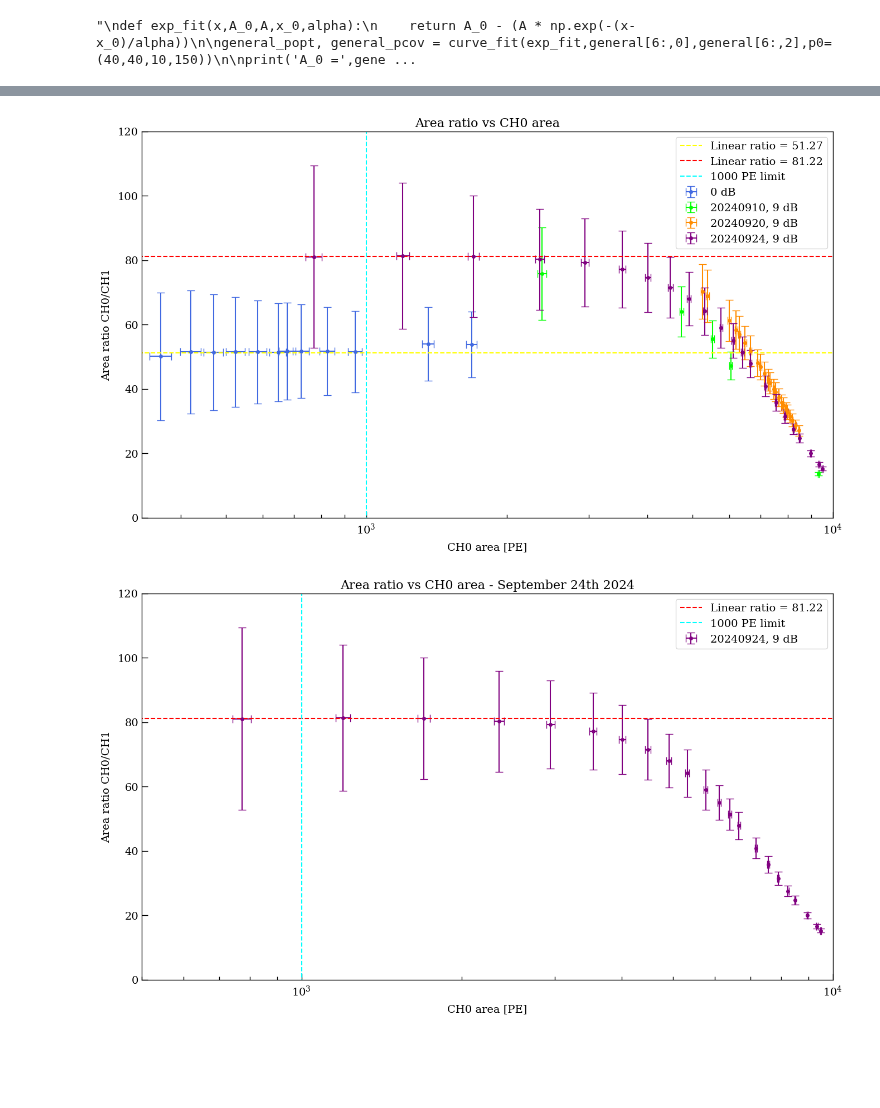
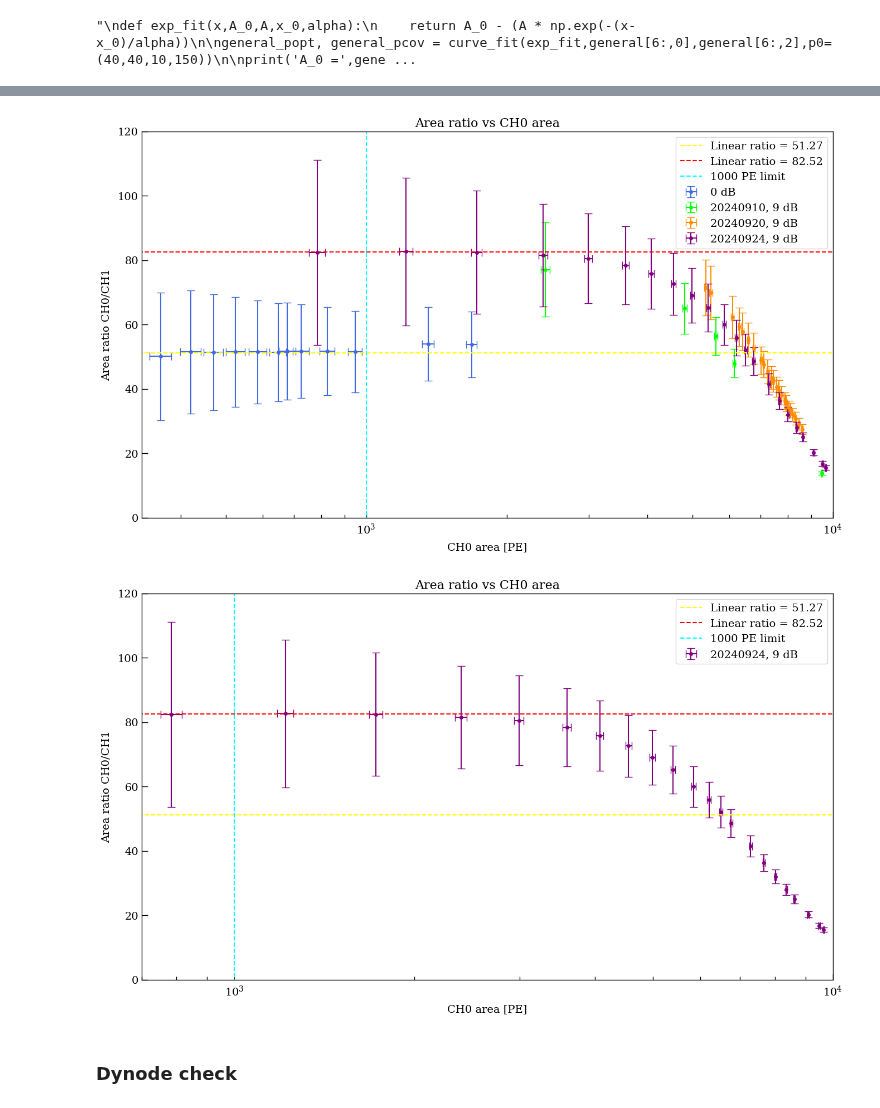
Before and after one commit to Westlake-University-Lsc-lab/RELICS_PMT_Data_Analysis, a Jupyter notebook: LinearityCheck/check_readout_linear.ipynb, the cells around one changed output, grey strips where cells are left out. Drawn from its saved outputs; the diff is of its cells as text; code cells hidden in the pictures; blank space fills up the shorter version.

Commit message:
Important update: introduced dataframe for linearity check

```diff
--- a/LinearityCheck/check_readout_linear.ipynb
+++ b/LinearityCheck/check_readout_linear.ipynb
@@ -528,7 +528,28 @@ for i in range (0,len(general[:,0])):
     if general[i,6]==0:
         div_ratio.append(1)
     elif general[i,6]==9:
-        div_ratio.append(2.71656554) # 10**(general[i,6]/20)
+        div_ratio.append(2.76) # 10**(general[i,6]/20)
+
+general_ratio = general[:,2]*div_ratio[:] / general[:,4]
+general_ratio_error = general_ratio * np.sqrt((general[:,3]/general[:,2])**2+(general[:,5]/general[:,4])**2)
+
+linear = []
+
+for i in range (0,len(general)):
+    linear.append({
+        "date" : int(general[i,7]),
+        "voltage" : general[i,0],
+        "pulse width" : general[i,1],
+        "CH0 area" : general[i,2]*div_ratio[i],
+        "CH0 std" : general[i,3]*div_ratio[i],
+        "CH1 area" : general[i,4],
+        "CH1 std" : general[i,5],
+        "attenuation ratio" : div_ratio[i],
+        "area ratio" : general_ratio[i],
+        "area ratio error" : general_ratio_error[i]
+    })
+
+linear_df = pd.DataFrame(linear)
 
 """
 def exp_fit(x,A_0,A,x_0,alpha):
@@ -567,7 +604,4 @@ plt.show()
 # %%
-general_ratio = general[:,2]*div_ratio[:] / general[:,4]
-general_ratio_error = general_ratio * np.sqrt((general[:,3]/general[:,2])**2+(general[:,5]/general[:,4])**2)
-
 plt.figure(figsize=(16,9))
 plt.title('Area ratio vs CH0 area')
 plt.xscale('log')
@@ -576,16 +610,17 @@ plt.ylabel('Area ratio CH0/CH1')
 plt.xlim(330,10000)
 plt.ylim(0,120)
 
-plt.errorbar(general[:20,2]*div_ratio[:20],general_ratio[:20],xerr=general[:20,3]*div_ratio[:20],yerr=general_ratio_error[:20],
+plt.errorbar(linear_df['CH0 area'][:20],linear_df['area ratio'][:20],xerr=linear_df['CH0 std'][:20],yerr=linear_df['area ratio error'][:20],
              fmt='o',color = 'royalblue',label='0 dB')
-plt.errorbar(general[21:26,2]*div_ratio[21:26],general_ratio[21:26],xerr=general[21:26,3]*div_ratio[21:26],yerr=general_ratio_error[21:26],
+plt.errorbar(linear_df['CH0 area'][21:26],linear_df['area ratio'][21:26],xerr=linear_df['CH0 std'][21:26],yerr=linear_df['area ratio error'][21:26],
              fmt='o',color = 'lime',label='20240910, 9 dB')
-plt.errorbar(general[26:49,2]*div_ratio[26:49],general_ratio[26:49],xerr=general[26:49,3]*div_ratio[26:49],yerr=general_ratio_error[26:49],
+plt.errorbar(linear_df['CH0 area'][26:49],linear_df['area ratio'][26:49],xerr=linear_df['CH0 std'][26:49],yerr=linear_df['area ratio error'][26:49],
              fmt='o',color = 'darkorange',label='20240920, 9 dB')
-plt.errorbar(general[49:,2]*div_ratio[49:],general_ratio[49:],xerr=general[49:,3]*div_ratio[49:],yerr=general_ratio_error[49:],
+plt.errorbar(linear_df['CH0 area'][49:],linear_df['area ratio'][49:],xerr=linear_df['CH0 std'][49:],yerr=linear_df['area ratio error'][49:],
              fmt='o',color = 'purple',label='20240924, 9 dB')
+
 plt.hlines(y = 51.27,color = 'yellow',linestyles='dashed',xmin = 0,xmax = 10000,label='Linear ratio = 51.27')
-plt.hlines(y = 81.22,color = 'red',linestyles='dashed',xmin = 0,xmax = 10000,label='Linear ratio = 81.22')
+plt.hlines(y = 82.52,color = 'red',linestyles='dashed',xmin = 0,xmax = 10000,label='Linear ratio = 82.52')
 plt.vlines(x = 1000,ymin = -50,ymax = 170, color = 'cyan',
            linestyles='dashed',label='1000 PE limit')
 
@@ -593,27 +628,31 @@ plt.legend()
 plt.savefig('./img/area_ratio_generalised.png',dpi = 300)
 plt.show()
 # %% [output]
-[figure, old version]
+[figure, new version]
 # %%
 plt.figure(figsize=(16,9))
-plt.title('Area ratio vs CH0 area - September 24th 2024')
+plt.title('Area ratio vs CH0 area')
 plt.xscale('log')
 plt.xlabel('CH0 area [PE]')
 plt.ylabel('Area ratio CH0/CH1')
-plt.xlim(500,10000)
+plt.xlim(700,10000)
 plt.ylim(0,120)
 
-plt.errorbar(general[49:,2]*div_ratio[49:],general_ratio[49:],xerr=general[49:,3]*div_ratio[49:],yerr=general_ratio_error[49:],
+plt.errorbar(linear_df['CH0 area'][49:],linear_df['area ratio'][49:],xerr=linear_df['CH0 std'][49:],yerr=linear_df['area ratio error'][49:],
              fmt='o',color = 'purple',label='20240924, 9 dB')
-plt.hlines(y = 81.22,color = 'red',linestyles='dashed',xmin = 0,xmax = 10000,label='Linear ratio = 81.22')
+
+plt.hlines(y = 51.27,color = 'yellow',linestyles='dashed',xmin = 0,xmax = 10000,label='Linear ratio = 51.27')
+plt.hlines(y = 82.52,color = 'red',linestyles='dashed',xmin = 0,xmax = 10000,label='Linear ratio = 82.52')
 plt.vlines(x = 1000,ymin = -50,ymax = 170, color = 'cyan',
            linestyles='dashed',label='1000 PE limit')
 
 plt.legend()
 plt.savefig('./img/area_ratio_generalised_20240924.png',dpi = 300)
 plt.show()
 # %% [output]
-[figure, old version]
+[figure, new version]
+# %% [markdown]
+### Dynode check
 # %%
 dynode = np.genfromtxt('./linear_dynode.txt',skip_header=1)
 
```
Also changed, not shown: parts of 3 cells of this notebook.
